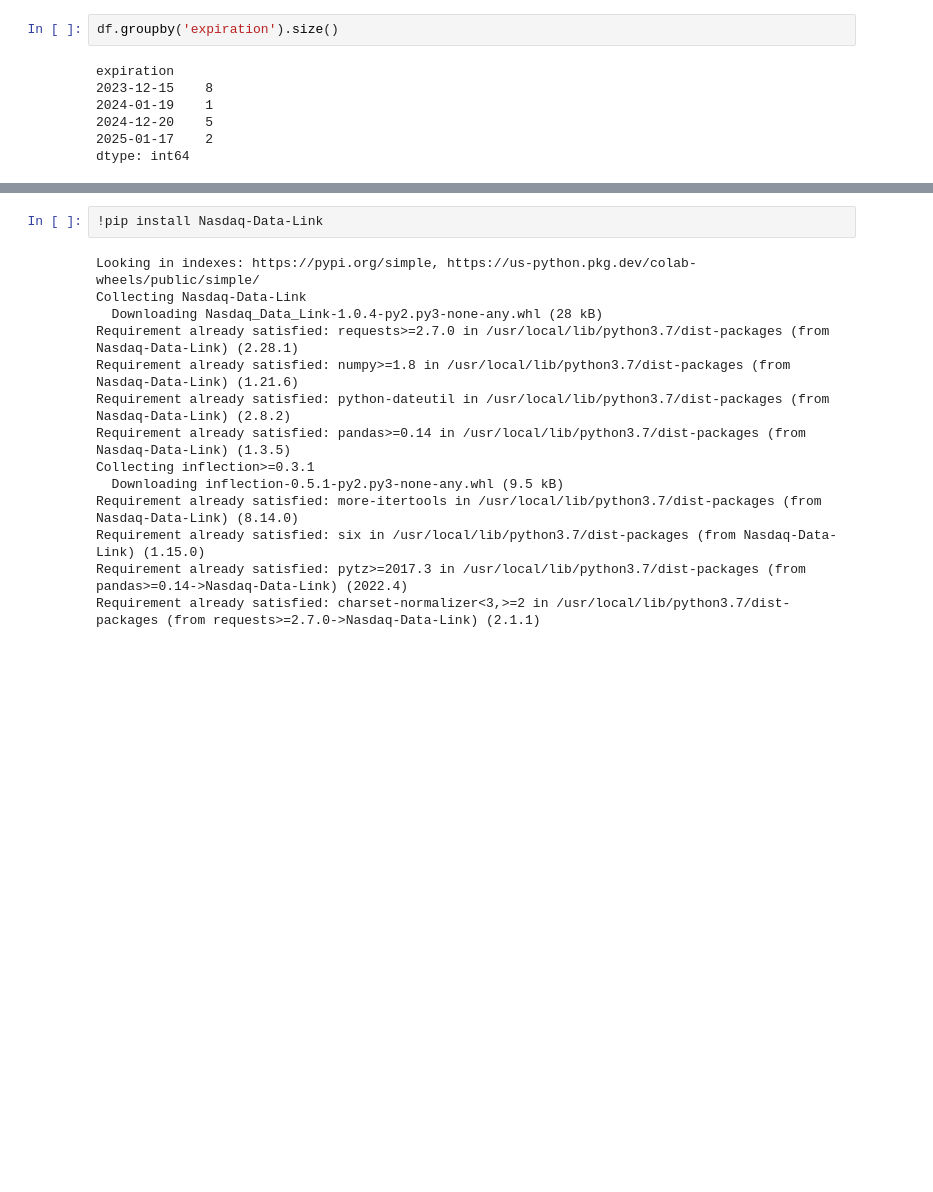
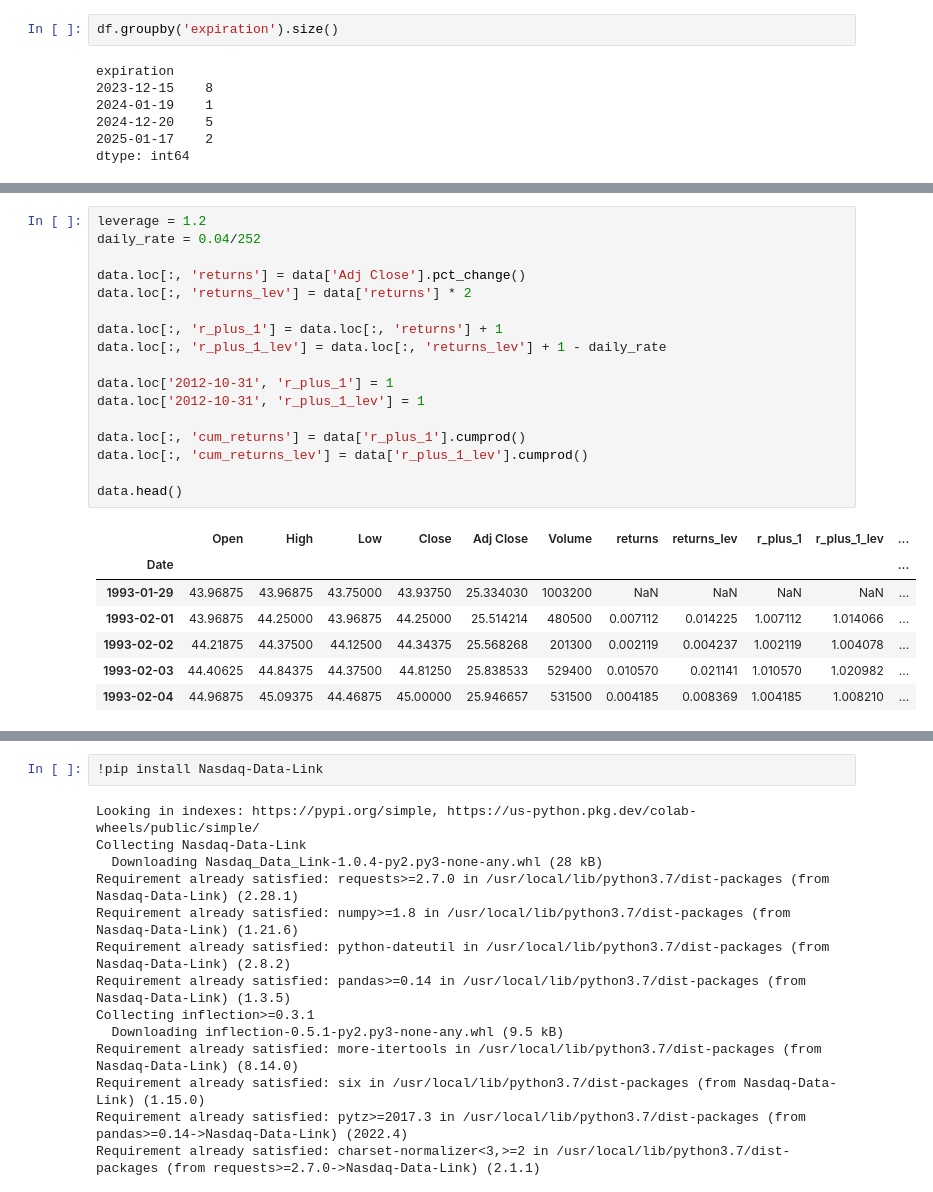
Before and after one commit to hatemr/lifecycle_investing, a Jupyter notebook: simulations.ipynb, the cells around one changed output, grey strips where cells are left out. Cells and saved outputs as stored; diff of their text form; blank space fills up the shorter version.

```diff
--- a/simulations.ipynb
+++ b/simulations.ipynb
@@ -581,0 +585,25 @@ data.loc[:, data.columns.get_level_values(0).isin(['Close'])]
+# %%
+leverage = 1.2
+daily_rate = 0.04/252
+
+data.loc[:, 'returns'] = data['Adj Close'].pct_change()
+data.loc[:, 'returns_lev'] = data['returns'] * 2
+
+data.loc[:, 'r_plus_1'] = data.loc[:, 'returns'] + 1
+data.loc[:, 'r_plus_1_lev'] = data.loc[:, 'returns_lev'] + 1 - daily_rate
+
+data.loc['2012-10-31', 'r_plus_1'] = 1
+data.loc['2012-10-31', 'r_plus_1_lev'] = 1
+
+data.loc[:, 'cum_returns'] = data['r_plus_1'].cumprod()
+data.loc[:, 'cum_returns_lev'] = data['r_plus_1_lev'].cumprod()
+
+data.head()
+# %% [output]
+|  | Open | High | Low | Close | Adj Close | Volume | returns | returns_lev | r_plus_1 | r_plus_1_lev | ... |
+| Date |  |  |  |  |  |  |  |  |  |  | ... |
+| 1993-01-29 | 43.96875 | 43.96875 | 43.75000 | 43.93750 | 25.334030 | 1003200 | NaN | NaN | NaN | NaN | ... |
+| 1993-02-01 | 43.96875 | 44.25000 | 43.96875 | 44.25000 | 25.514214 | 480500 | 0.007112 | 0.014225 | 1.007112 | 1.014066 | ... |
+| 1993-02-02 | 44.21875 | 44.37500 | 44.12500 | 44.34375 | 25.568268 | 201300 | 0.002119 | 0.004237 | 1.002119 | 1.004078 | ... |
+| 1993-02-03 | 44.40625 | 44.84375 | 44.37500 | 44.81250 | 25.838533 | 529400 | 0.010570 | 0.021141 | 1.010570 | 1.020982 | ... |
+| 1993-02-04 | 44.96875 | 45.09375 | 44.46875 | 45.00000 | 25.946657 | 531500 | 0.004185 | 0.008369 | 1.004185 | 1.008210 | ... |
```
Also changed, not shown: parts of 8 cells of this notebook, 9 other files.
